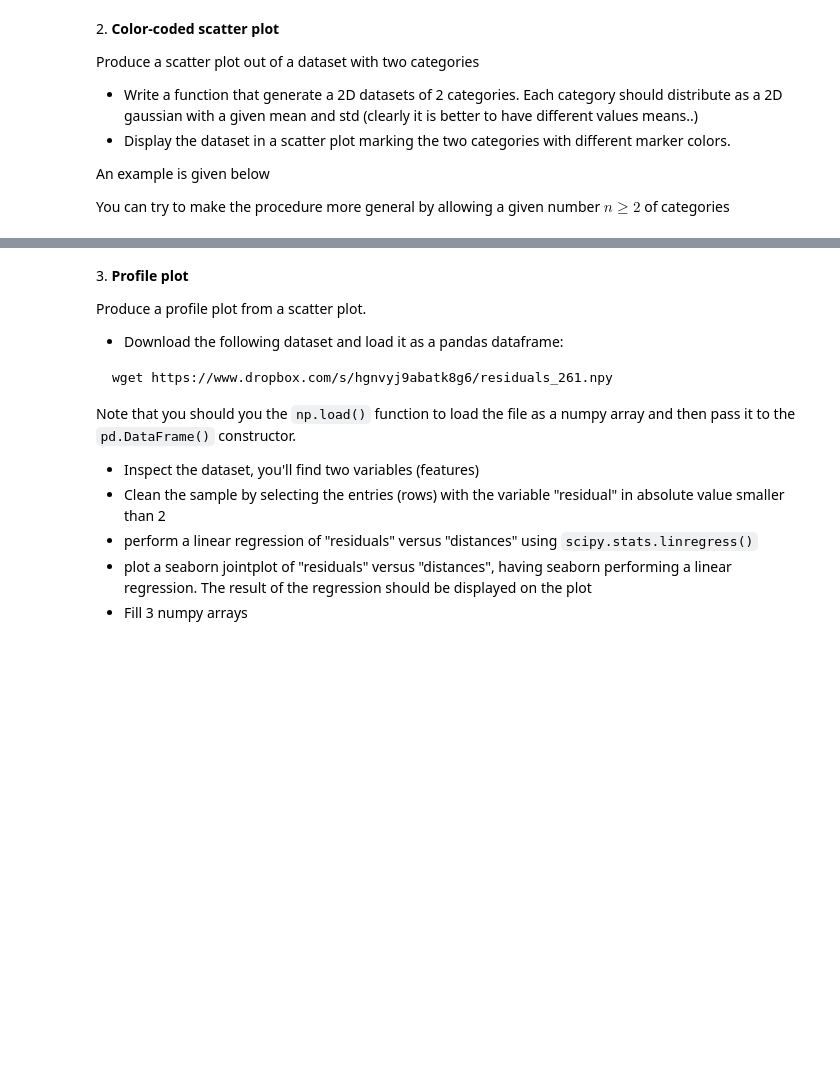
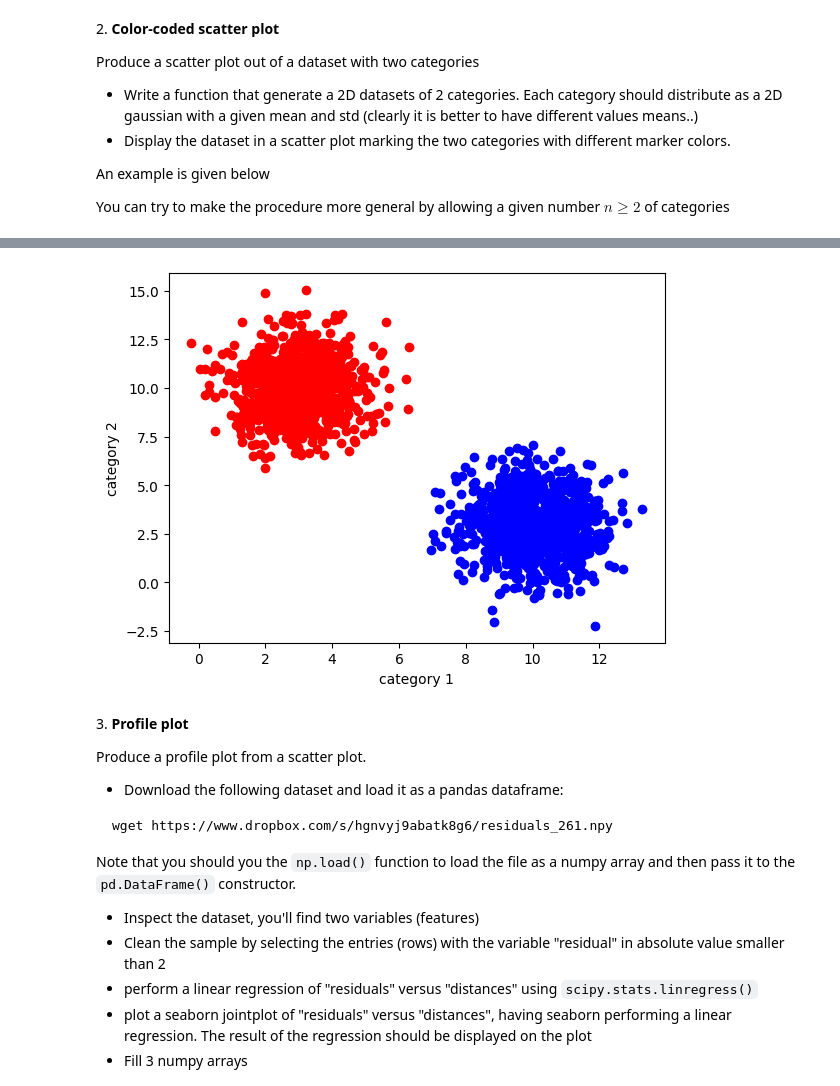
Before and after one commit to NicoloSalimbeni/high_level_programming, a Jupyter notebook: lecture_material/06ex_Visualization.ipynb, the cells around one changed output, grey strips where cells are left out. Drawn from its saved outputs; the diff is of its cells as text; code cells hidden in the pictures; blank space fills up the shorter version.

```diff
--- a/lecture_material/06ex_Visualization.ipynb
+++ b/lecture_material/06ex_Visualization.ipynb
@@ -106,3 +125,27 @@ Image('two_categories_scatter_plot.png')
+# %%
+import numpy as np
+import matplotlib.pyplot as plt
+
+
+def DateGenerator(mean1, mean2, sigma1, sigma2, n_values):
+    """generats the 2D sample"""
+    mean = [mean1, mean2]
+    cov = [[sigma1, 0], [0, sigma2]]
+    dataset = np.random.multivariate_normal(mean, cov, n_values)
+    return dataset.T
+
+
+sample1 = DateGenerator(3, 10, 1, 2, 1000)
+sample2 = DateGenerator(10, 3, 1, 2, 1000)
+plt.scatter(sample1[0], sample1[1], marker='o', color="red")
+plt.scatter(sample2[0], sample2[1], marker='o', color="blue")
+
+plt.xlabel("category 1")
+plt.ylabel("category 2")
+
+plt.show()
+# %% [output]
+[figure, added]
 # %% [markdown]
 3\. **Profile plot**
 
```
Also changed, not shown: parts of 1 cell of this notebook, 2 other files.
